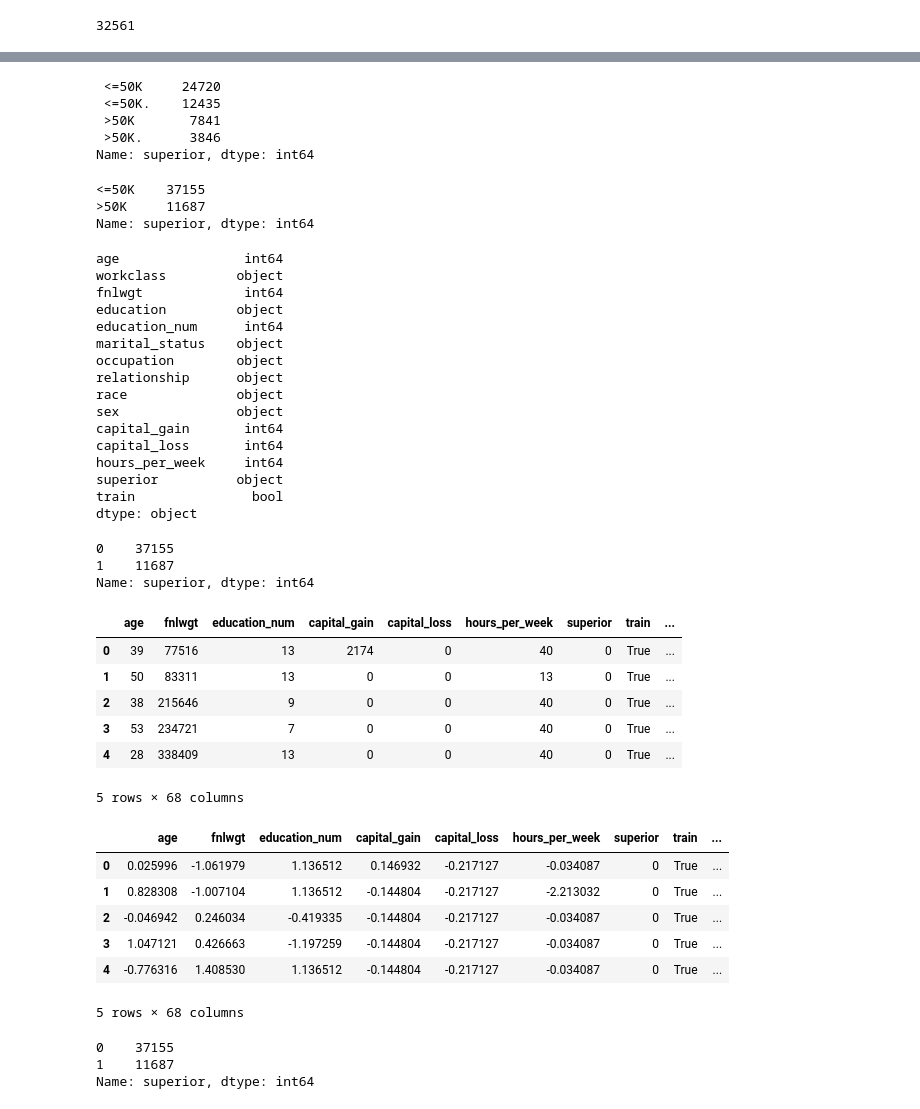
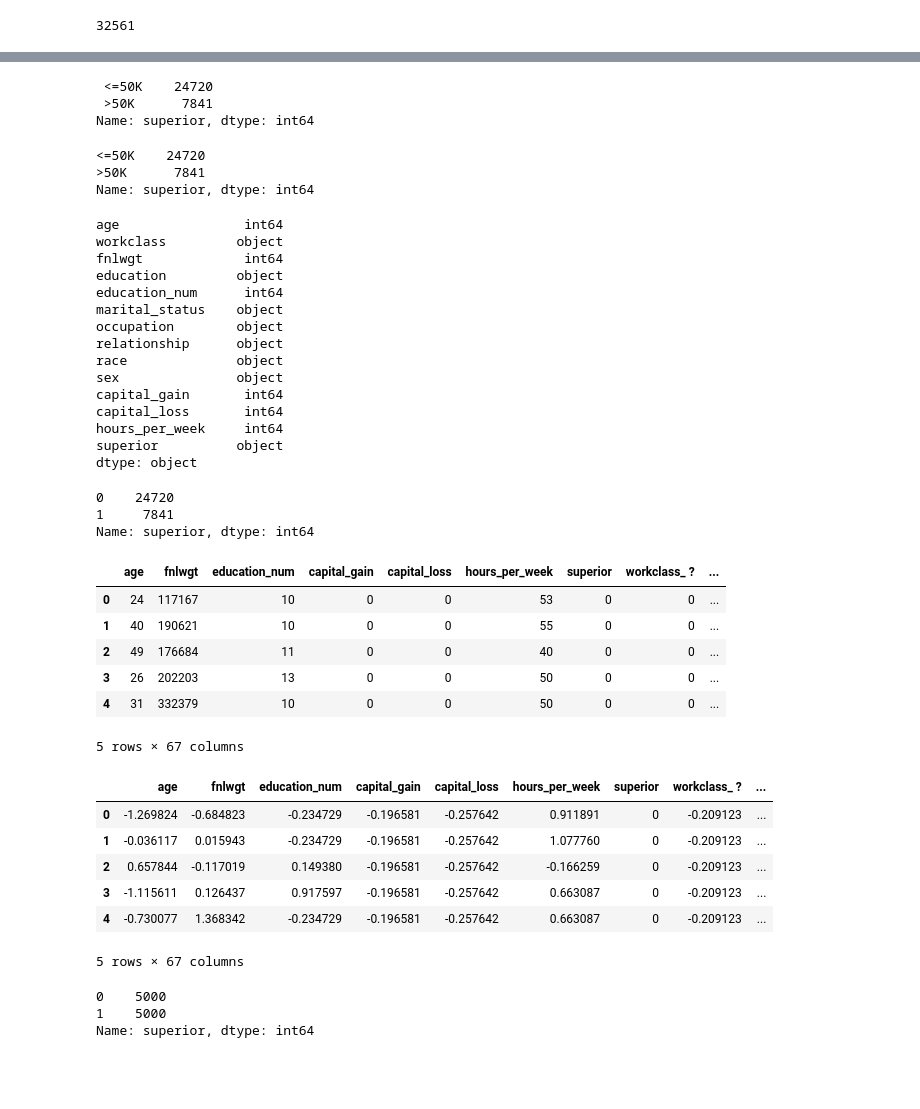
Before and after one commit to comeRodriguez/self_learning_with_venn_abers_predictors, a Jupyter notebook: notebooks/venn_abers/venn_abers_predictors_adult.ipynb, the cells around one changed output, grey strips where cells are left out. Drawn from its saved outputs; the diff is of its cells as text; code cells hidden in the pictures; blank space fills up the shorter version.

```diff
--- a/notebooks/venn_abers/venn_abers_predictors_adult.ipynb
+++ b/notebooks/venn_abers/venn_abers_predictors_adult.ipynb
@@ -68,13 +68,7 @@ df.columns = [
     "native_country",
     "superior"
 ]
-# %%
-test_data = pd.read_csv("../../data/adult.test", index_col=None).reset_index()
-test_data.columns = df.columns
-df["train"] = True
-test_data["train"] = False
 # %%
-df = pd.concat([df, test_data], ignore_index=True)
 df = df.drop("native_country", axis=1)
 df
 # %% [output]
@@ -94,18 +88,16 @@ df
 # %%
 df["superior"].value_counts()
 # %% [output]
- <=50K     24720
- <=50K.    12435
- >50K       7841
- >50K.      3846
+ <=50K    24720
+ >50K      7841
 Name: superior, dtype: int64
 # %%
 df["superior"] = df["superior"].apply(lambda x: "<=50K" if x == " <=50K." or x== " <=50K" else ">50K")
 # %%
 df["superior"].value_counts()
 # %% [output]
-<=50K    37155
->50K     11687
+<=50K    24720
+>50K      7841
 Name: superior, dtype: int64
 # %%
 df.dtypes
@@ -124,50 +116,49 @@ capital_gain       int64
 capital_loss       int64
 hours_per_week     int64
 superior          object
-train               bool
 dtype: object
 # %%
 df["superior"] = df["superior"].apply(lambda x: 0 if x == "<=50K" else 1)
 # %%
 df["superior"].value_counts()
 # %% [output]
-0    37155
-1    11687
+0    24720
+1     7841
 Name: superior, dtype: int64
+# %%
+sample_df = df.groupby('superior').apply(lambda x: x.sample(n=5000)).reset_index(drop = True)
 # %%
-df_used = pd.get_dummies(df)
+df_used = pd.get_dummies(sample_df)
 # %%
 df_used.head()
 # %% [output]
-|  | age | fnlwgt | education_num | capital_gain | capital_loss | hours_per_week | superior | train | ... |
-| 0 | 39 | 77516 | 13 | 2174 | 0 | 40 | 0 | True | ... |
-| 1 | 50 | 83311 | 13 | 0 | 0 | 13 | 0 | True | ... |
-| 2 | 38 | 215646 | 9 | 0 | 0 | 40 | 0 | True | ... |
-| 3 | 53 | 234721 | 7 | 0 | 0 | 40 | 0 | True | ... |
-| 4 | 28 | 338409 | 13 | 0 | 0 | 40 | 0 | True | ... |
+|  | age | fnlwgt | education_num | capital_gain | capital_loss | hours_per_week | superior | workclass_ ? | ... |
+| 0 | 24 | 117167 | 10 | 0 | 0 | 53 | 0 | 0 | ... |
+| 1 | 40 | 190621 | 10 | 0 | 0 | 55 | 0 | 0 | ... |
+| 2 | 49 | 176684 | 11 | 0 | 0 | 40 | 0 | 0 | ... |
+| 3 | 26 | 202203 | 13 | 0 | 0 | 50 | 0 | 0 | ... |
+| 4 | 31 | 332379 | 10 | 0 | 0 | 50 | 0 | 0 | ... |
-5 rows × 68 columns
+5 rows × 67 columns
 # %%
 scale = StandardScaler()
 columns = df_used.columns
 y = df_used["superior"].copy()
-train = df_used["train"].copy()
 df_used = pd.DataFrame(scale.fit_transform(df_used))
 df_used.columns = columns
-df_used["train"] = train.copy()
 df_used["superior"] = y.copy()
 df_used.head()
 # %% [output]
-|  | age | fnlwgt | education_num | capital_gain | capital_loss | hours_per_week | superior | train | ... |
-| 0 | 0.025996 | -1.061979 | 1.136512 | 0.146932 | -0.217127 | -0.034087 | 0 | True | ... |
-| 1 | 0.828308 | -1.007104 | 1.136512 | -0.144804 | -0.217127 | -2.213032 | 0 | True | ... |
-| 2 | -0.046942 | 0.246034 | -0.419335 | -0.144804 | -0.217127 | -0.034087 | 0 | True | ... |
-| 3 | 1.047121 | 0.426663 | -1.197259 | -0.144804 | -0.217127 | -0.034087 | 0 | True | ... |
-| 4 | -0.776316 | 1.408530 | 1.136512 | -0.144804 | -0.217127 | -0.034087 | 0 | True | ... |
+|  | age | fnlwgt | education_num | capital_gain | capital_loss | hours_per_week | superior | workclass_ ? | ... |
+| 0 | -1.269824 | -0.684823 | -0.234729 | -0.196581 | -0.257642 | 0.911891 | 0 | -0.209123 | ... |
+| 1 | -0.036117 | 0.015943 | -0.234729 | -0.196581 | -0.257642 | 1.077760 | 0 | -0.209123 | ... |
+| 2 | 0.657844 | -0.117019 | 0.149380 | -0.196581 | -0.257642 | -0.166259 | 0 | -0.209123 | ... |
+| 3 | -1.115611 | 0.126437 | 0.917597 | -0.196581 | -0.257642 | 0.663087 | 0 | -0.209123 | ... |
+| 4 | -0.730077 | 1.368342 | -0.234729 | -0.196581 | -0.257642 | 0.663087 | 0 | -0.209123 | ... |
-5 rows × 68 columns
+5 rows × 67 columns
 # %%
 df_used["superior"].value_counts()
 # %% [output]
-0    37155
-1    11687
+0    5000
+1    5000
 Name: superior, dtype: int64
 # %%
```
Also changed, not shown: parts of 23 cells of this notebook, 23 other files.
